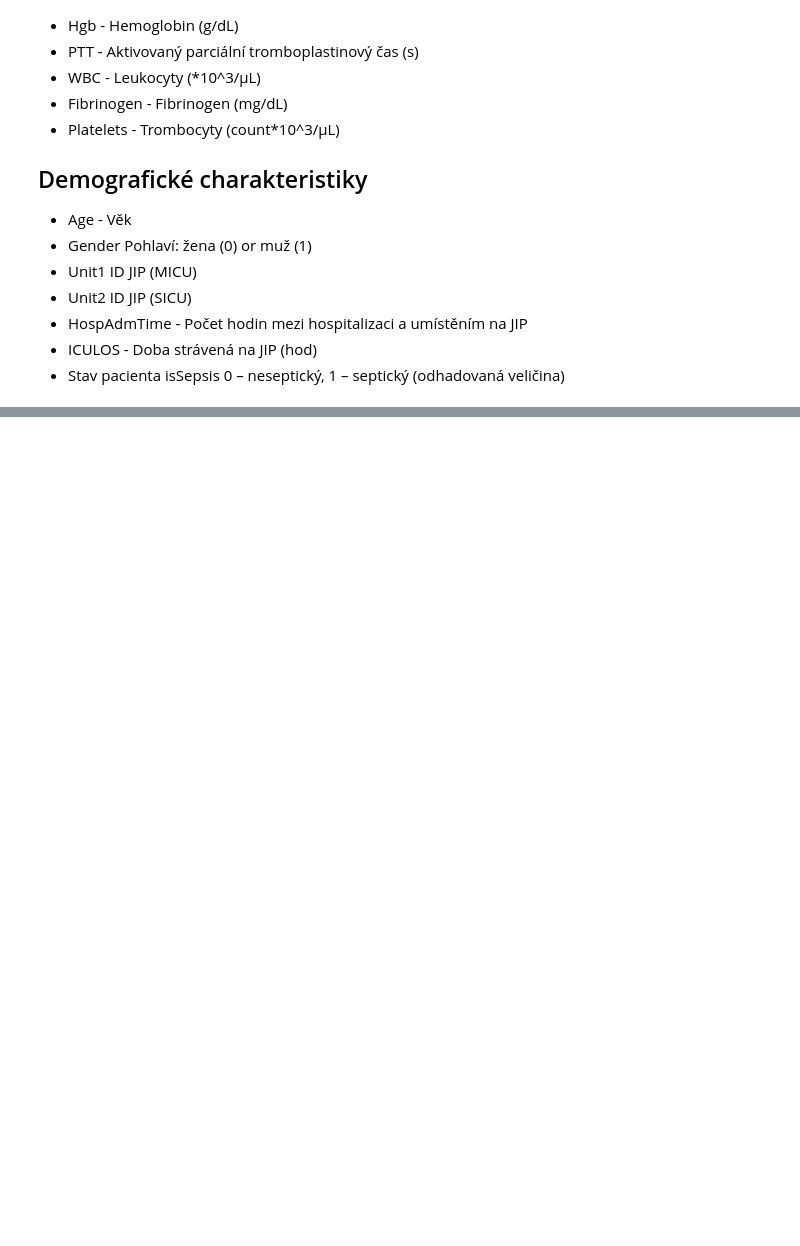
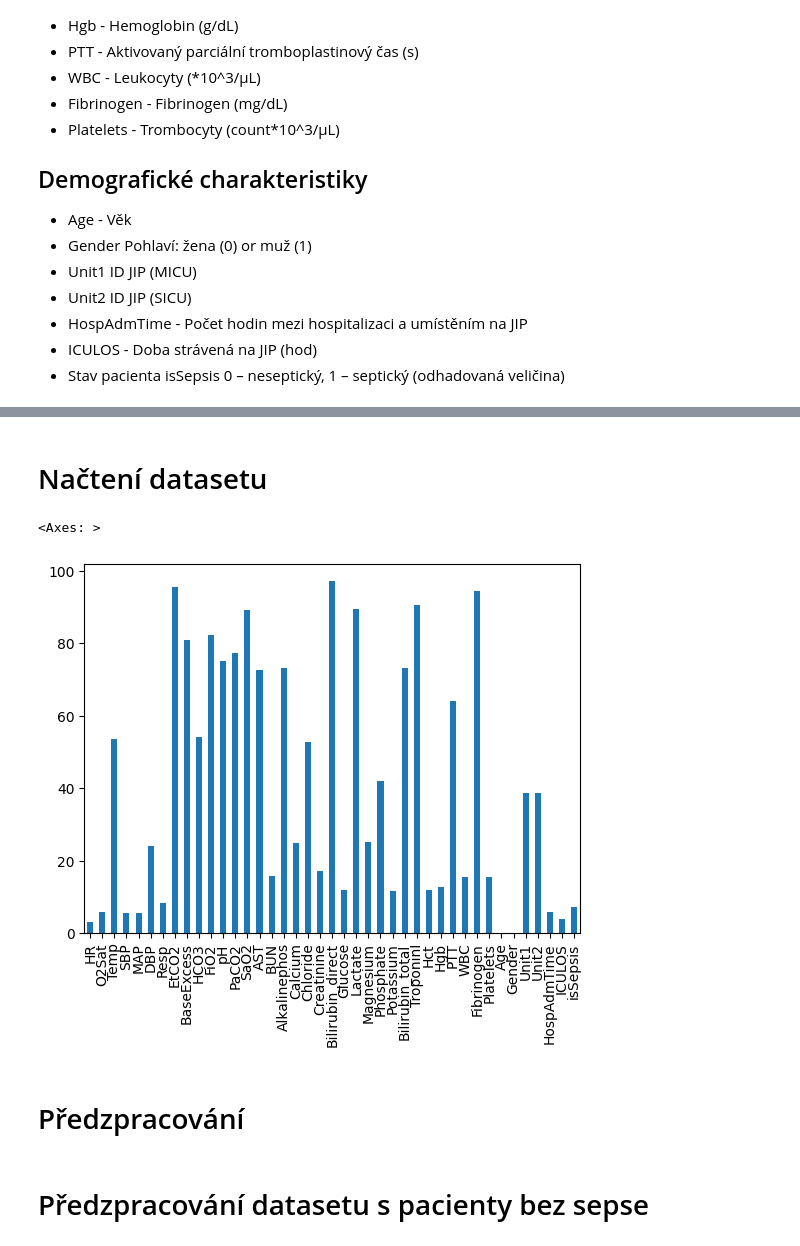
Before and after one commit to HonzaHyl/UIM_project, a Jupyter notebook: test.ipynb, the cells around one changed output, grey strips where cells are left out. Drawn from its saved outputs; the diff is of its cells as text; code cells hidden in the pictures; blank space fills up the shorter version.

```diff
--- a/test.ipynb
+++ b/test.ipynb
@@ -77,0 +67,19 @@ sepsis
+# %%
+def replaceOutliers(table):
+    # odstraňování odlehlých hodnot
+    for column in table.columns:
+        # Výpočet mediánu pro daný sloupec
+        median_value = table[column].median()
+
+        # Počet směrodatných odchylek od mediánu
+        num_std_dev = 3
+
+        # Výpočet spodní a vrchní hranice s použitím násobku směrodatné odchylky a mediánu
+        lower_bound = median_value - num_std_dev * table[column].std()
+        upper_bound = median_value + num_std_dev * table[column].std()
+
+        # Nahrazení odlehlých hodnot hodnotami NaN
+        table.loc[table[column]<lower_bound, column] = np.nan
+        table.loc[table[column]>upper_bound, column] = np.nan
+
+    return table
@@ -77,0 +99,25 @@ sepsis
+# %% [markdown]
+# Načtení datasetu
+# %%
+# Cesta k tabulce s pacienty
+filepath = './dataSepsis.csv'
+
+# Načtení celé tabulky
+fullSepsis = pd.read_csv(filepath, sep=';')
+
+#fullSepsis = dropIrrelevantColumns(fullSepsis)
+
+# Rozdělení tabulky do dvou datasetů
+sepsis0 = fullSepsis[fullSepsis["isSepsis"] == 0] # dataset pacientů bez sepse (0)
+sepsis1 = fullSepsis[fullSepsis["isSepsis"] == 1] # dataset pacientů se sepsí (1)
+# %%
+relevantFullSepsis = replaceOutliers(fullSepsis)
+percentageOfNaN = (relevantFullSepsis.isnull().sum()/relevantFullSepsis.shape[0])*100
+percentageOfNaN.plot(kind="bar")
+# %% [output]
+<Axes: >
+[figure, added]
+# %% [markdown]
+# Předzpracování
+# %% [markdown]
+# Předzpracování datasetu s pacienty bez sepse
```
Also changed, not shown: parts of 21 cells of this notebook, 1 other file.
